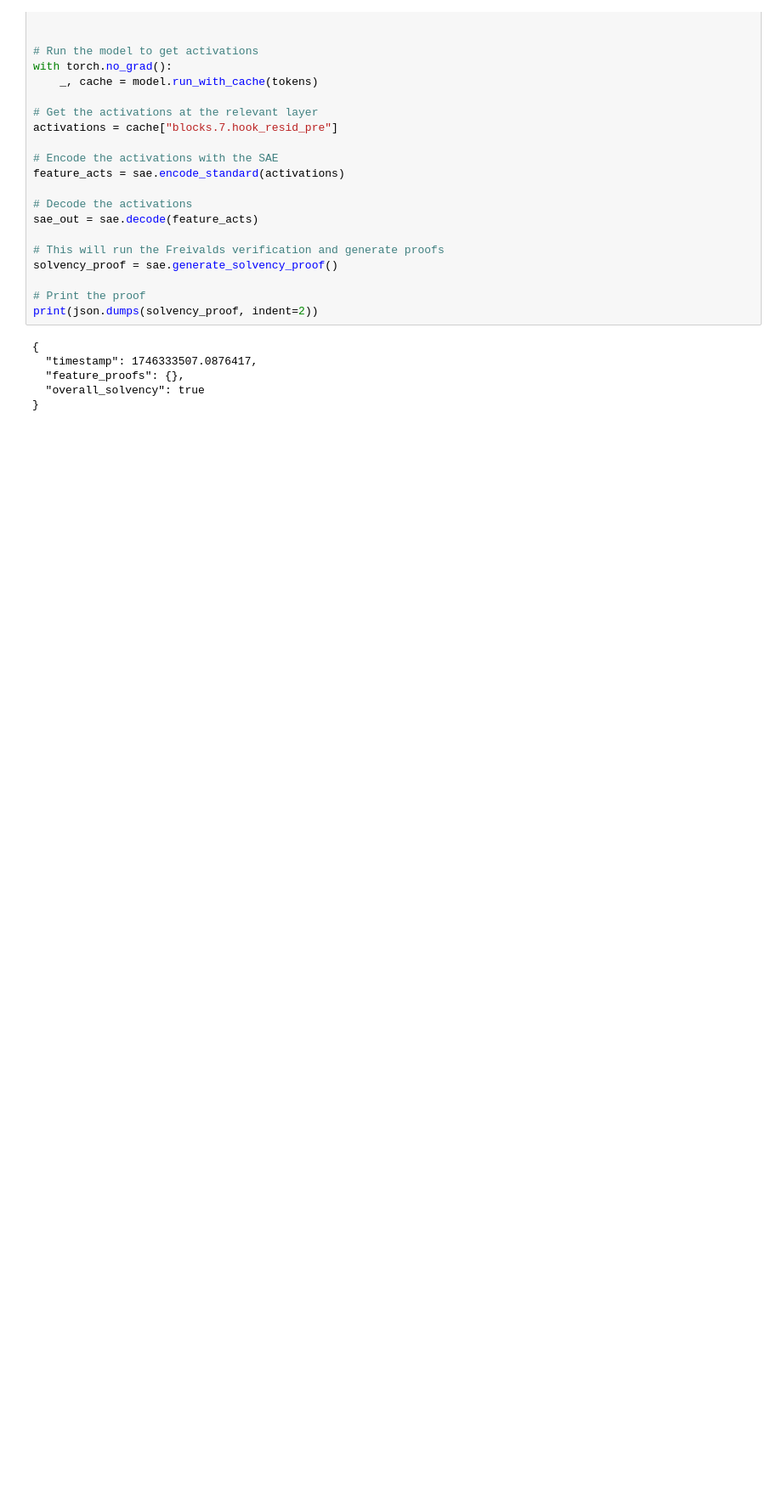
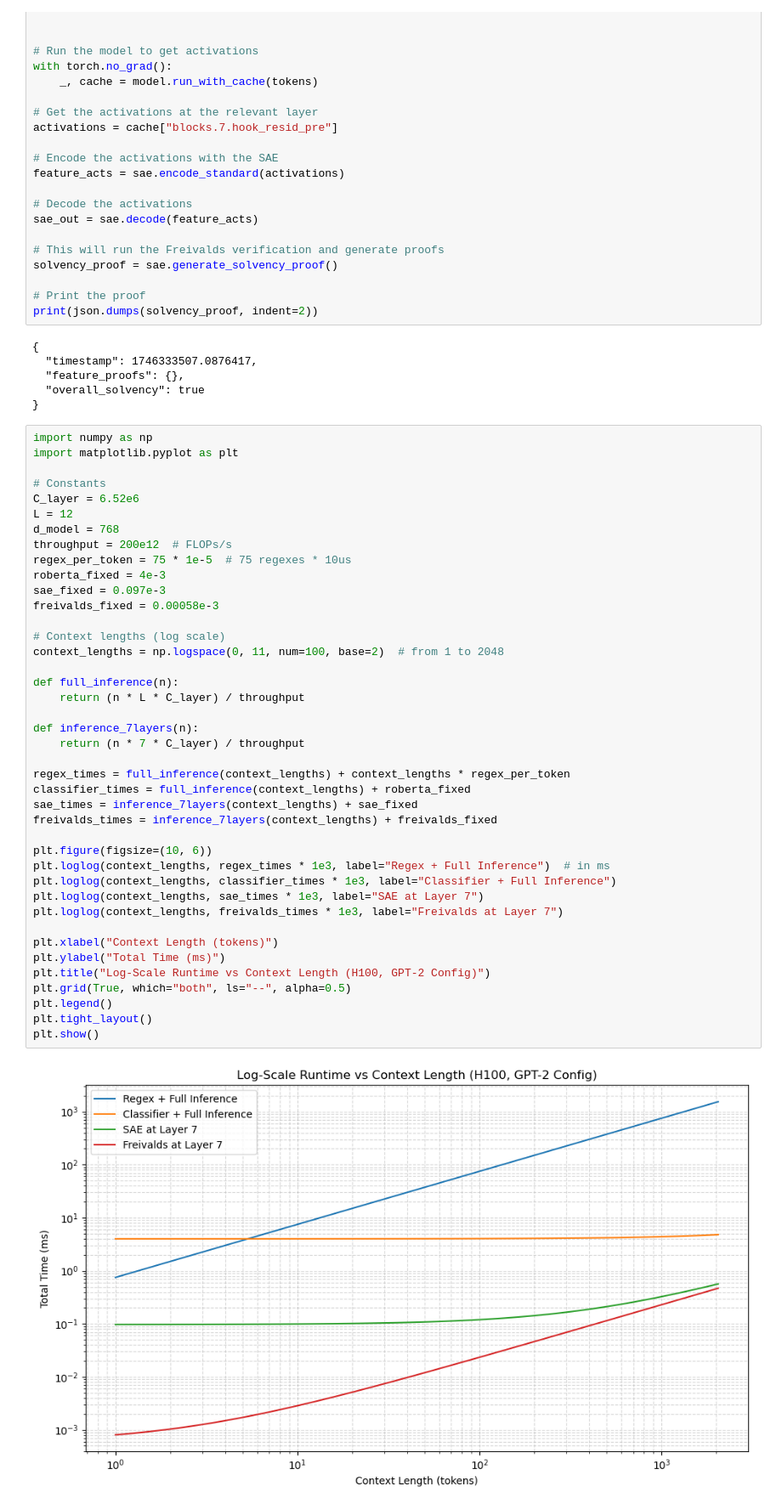
Before and after one commit to sarkarghya/privateSAE, a Jupyter notebook: SAE_final.ipynb, the cells around one changed output. Shown at 85% size. Saved outputs shown, nothing was run; the diff lists cells and outputs as text; blank space fills up the shorter version.

```diff
--- a/SAE_final.ipynb
+++ b/SAE_final.ipynb
@@ -753,3 +778,46 @@ print(json.dumps(solvency_proof, indent=2))
   "feature_proofs": {},
   "overall_solvency": true
 }
+# %%
+import numpy as np
+import matplotlib.pyplot as plt
+
+# Constants
+C_layer = 6.52e6
+L = 12
+d_model = 768
+throughput = 200e12  # FLOPs/s
+regex_per_token = 75 * 1e-5  # 75 regexes * 10us
+roberta_fixed = 4e-3
+sae_fixed = 0.097e-3
+freivalds_fixed = 0.00058e-3
+
+# Context lengths (log scale)
+context_lengths = np.logspace(0, 11, num=100, base=2)  # from 1 to 2048
+
+def full_inference(n):
+    return (n * L * C_layer) / throughput
+
+def inference_7layers(n):
+    return (n * 7 * C_layer) / throughput
+
+regex_times = full_inference(context_lengths) + context_lengths * regex_per_token
+classifier_times = full_inference(context_lengths) + roberta_fixed
+sae_times = inference_7layers(context_lengths) + sae_fixed
+freivalds_times = inference_7layers(context_lengths) + freivalds_fixed
+
+plt.figure(figsize=(10, 6))
+plt.loglog(context_lengths, regex_times * 1e3, label="Regex + Full Inference")  # in ms
+plt.loglog(context_lengths, classifier_times * 1e3, label="Classifier + Full Inference")
+plt.loglog(context_lengths, sae_times * 1e3, label="SAE at Layer 7")
+plt.loglog(context_lengths, freivalds_times * 1e3, label="Freivalds at Layer 7")
+
+plt.xlabel("Context Length (tokens)")
+plt.ylabel("Total Time (ms)")
+plt.title("Log-Scale Runtime vs Context Length (H100, GPT-2 Config)")
+plt.grid(True, which="both", ls="--", alpha=0.5)
+plt.legend()
+plt.tight_layout()
+plt.show()
+# %% [output]
+[figure, added]
```
Also changed, not shown: parts of 7 cells of this notebook, 2 other files.
